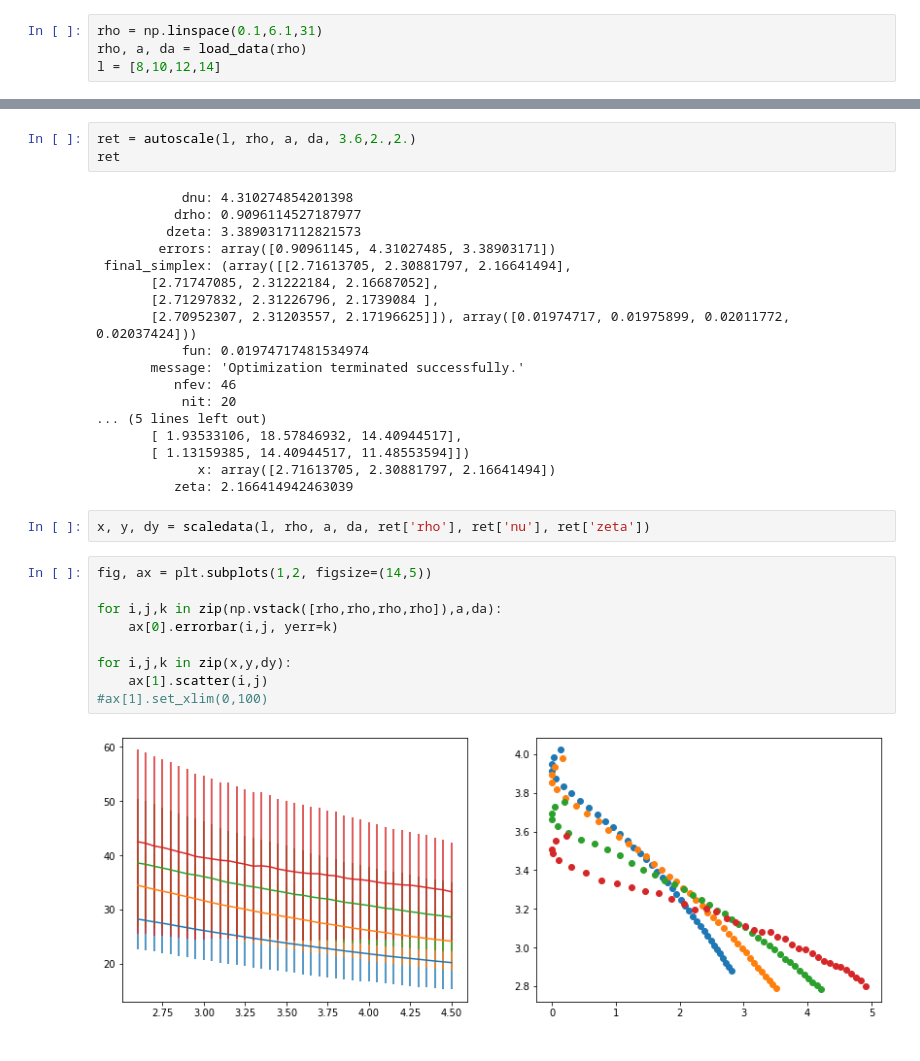
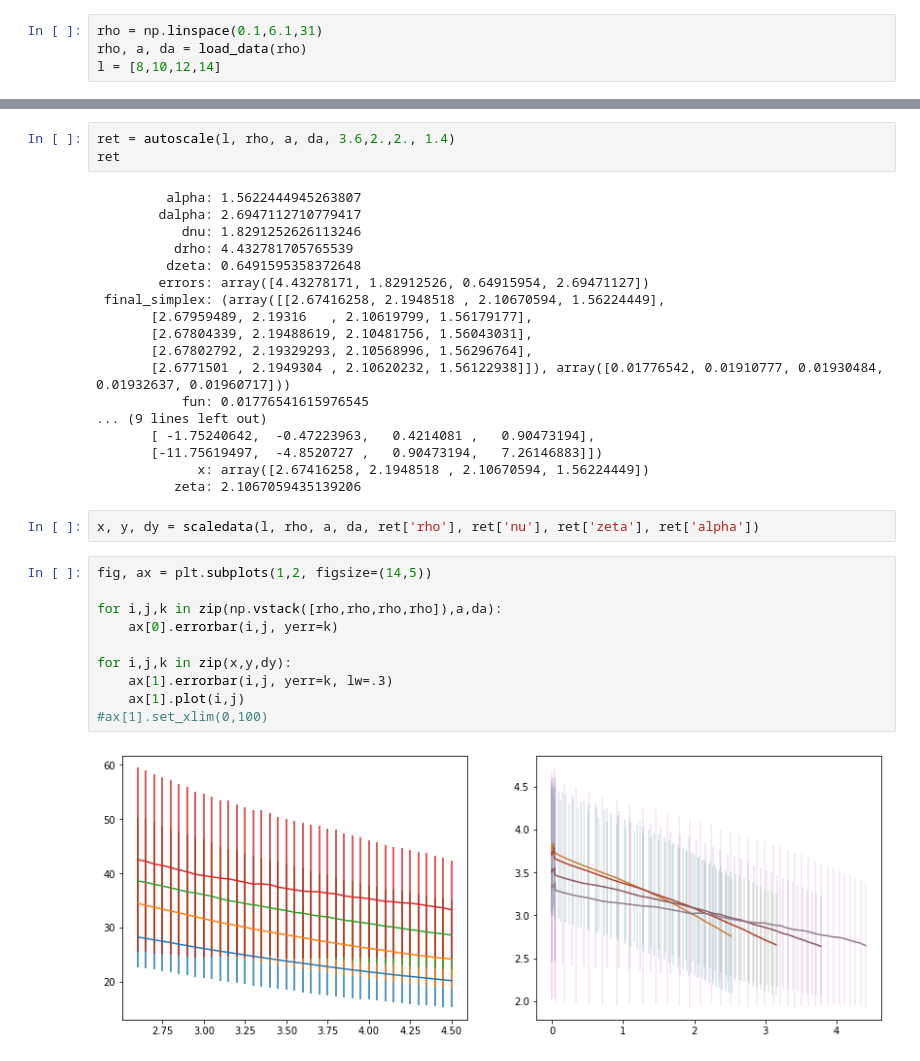
Before and after one commit to tonton-golio/mbl-intrinsicDim, a Jupyter notebook: scaling_Cleaned.ipynb, the cells around one changed output, grey strips where cells are left out. Cells and saved outputs as stored; diff of their text form.

```diff
--- a/scaling_Cleaned.ipynb
+++ b/scaling_Cleaned.ipynb
@@ -213,34 +212,35 @@ plt.show()
 # %%
-ret = autoscale(l, rho, a, da, 3.6,2.,2.)
+ret = autoscale(l, rho, a, da, 3.6,2.,2., 1.4)
 ret
 # %% [output]
-           dnu: 4.310274854201398
-          drho: 0.9096114527187977
-         dzeta: 3.3890317112821573
-        errors: array([0.90961145, 4.31027485, 3.38903171])
- final_simplex: (array([[2.71613705, 2.30881797, 2.16641494],
-       [2.71747085, 2.31222184, 2.16687052],
-       [2.71297832, 2.31226796, 2.1739084 ],
-       [2.70952307, 2.31203557, 2.17196625]]), array([0.01974717, 0.01975899, 0.02011772, 0.02037424]))
-           fun: 0.01974717481534974
-       message: 'Optimization terminated successfully.'
-          nfev: 46
-           nit: 20
-... (5 lines left out)
-       [ 1.93533106, 18.57846932, 14.40944517],
-       [ 1.13159385, 14.40944517, 11.48553594]])
-             x: array([2.71613705, 2.30881797, 2.16641494])
-          zeta: 2.166414942463039
+         alpha: 1.5622444945263807
+        dalpha: 2.6947112710779417
+           dnu: 1.8291252626113246
+          drho: 4.432781705765539
+         dzeta: 0.6491595358372648
+        errors: array([4.43278171, 1.82912526, 0.64915954, 2.69471127])
+ final_simplex: (array([[2.67416258, 2.1948518 , 2.10670594, 1.56224449],
+       [2.67959489, 2.19316   , 2.10619799, 1.56179177],
+       [2.67804339, 2.19488619, 2.10481756, 1.56043031],
+       [2.67802792, 2.19329293, 2.10568996, 1.56296764],
+       [2.6771501 , 2.1949304 , 2.10620232, 1.56122938]]), array([0.01776542, 0.01910777, 0.01930484, 0.01932637, 0.01960717]))
+           fun: 0.01776541615976545
+... (9 lines left out)
+       [ -1.75240642,  -0.47223963,   0.4214081 ,   0.90473194],
+       [-11.75619497,  -4.8520727 ,   0.90473194,   7.26146883]])
+             x: array([2.67416258, 2.1948518 , 2.10670594, 1.56224449])
+          zeta: 2.1067059435139206
 # %%
-x, y, dy = scaledata(l, rho, a, da, ret['rho'], ret['nu'], ret['zeta'])
+x, y, dy = scaledata(l, rho, a, da, ret['rho'], ret['nu'], ret['zeta'], ret['alpha'])
-# %%
-fig, ax = plt.subplots(1,2, figsize=(14,5))
-
-for i,j,k in zip(np.vstack([rho,rho,rho,rho]),a,da):
-    ax[0].errorbar(i,j, yerr=k)
-
-for i,j,k in zip(x,y,dy):
-    ax[1].scatter(i,j)
-#ax[1].set_xlim(0,100)
-# %% [output]
-[figure, removed]
+# %%
+fig, ax = plt.subplots(1,2, figsize=(14,5))
+
+for i,j,k in zip(np.vstack([rho,rho,rho,rho]),a,da):
+    ax[0].errorbar(i,j, yerr=k)
+
+for i,j,k in zip(x,y,dy):
+    ax[1].errorbar(i,j, yerr=k, lw=.3)
+    ax[1].plot(i,j)
+#ax[1].set_xlim(0,100)
+# %% [output]
+[figure, added]
```
Also changed, not shown: parts of 6 cells of this notebook.
